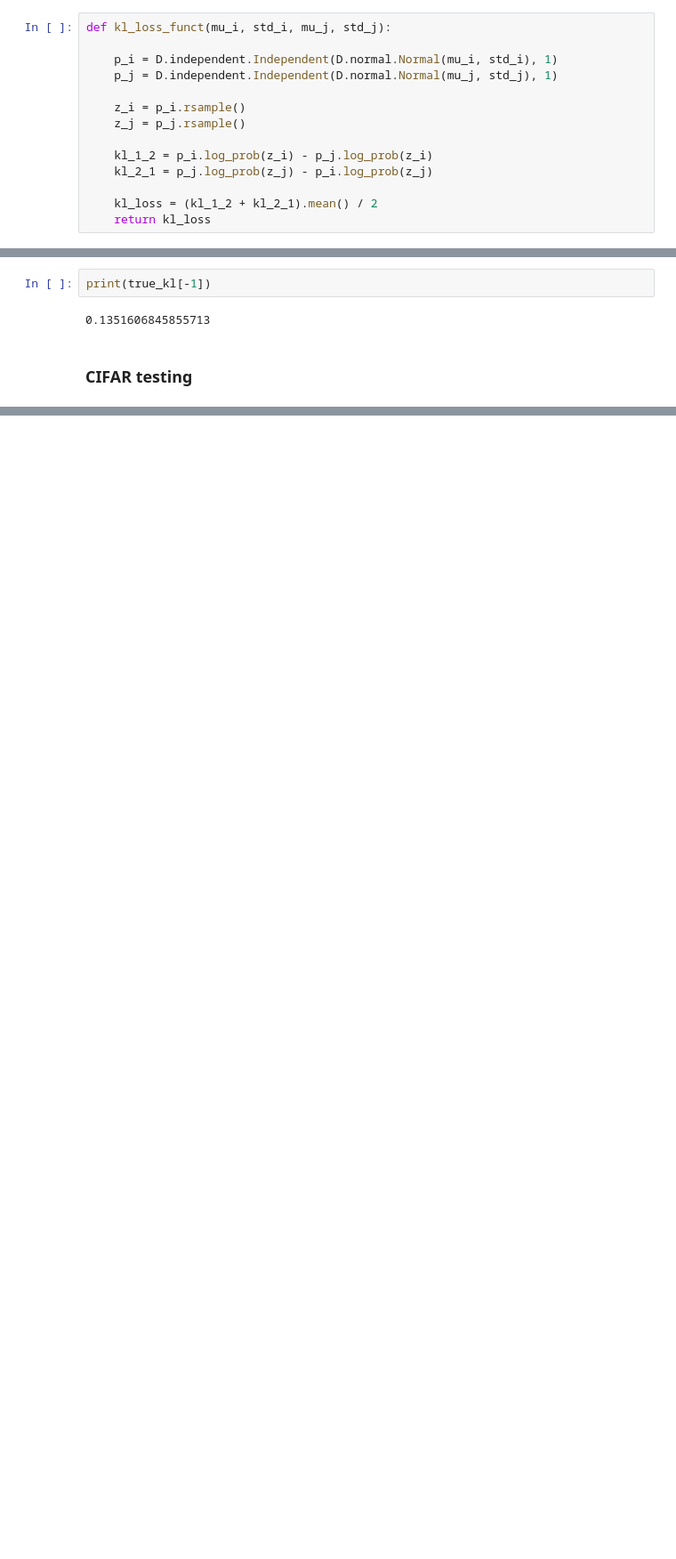
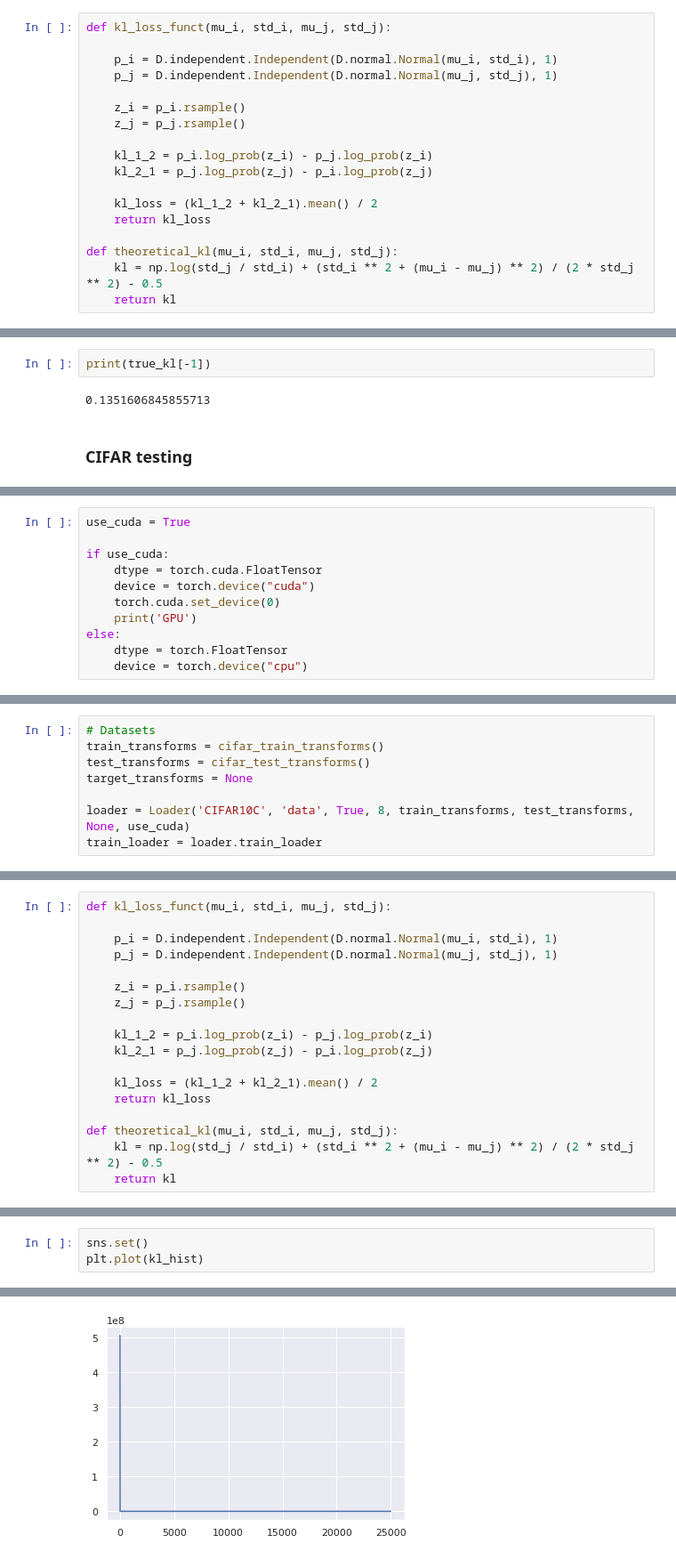
Before and after one commit to mdiephuis/SimCLR, a Jupyter notebook: notebooks/MI_KL_testing.ipynb, the cells around one changed output, grey strips where cells are left out. Shown at 89% size. Drawn from its saved outputs; the diff is of its cells as text; blank space fills up the shorter version.

```diff
--- a/notebooks/MI_KL_testing.ipynb
+++ b/notebooks/MI_KL_testing.ipynb
@@ -62,6 +63,10 @@ def kl_loss_funct(mu_i, std_i, mu_j, std_j):
 
     kl_loss = (kl_1_2 + kl_2_1).mean() / 2
     return kl_loss
+
+def theoretical_kl(mu_i, std_i, mu_j, std_j):
+    kl = np.log(std_j / std_i) + (std_i ** 2 + (mu_i - mu_j) ** 2) / (2 * std_j ** 2) - 0.5
+    return kl
 # %%
 def simulate():
     mu1 = 0.
@@ -208,0 +196,11 @@ Files already downloaded and verified
+# %%
+use_cuda = True
+
+if use_cuda:
+    dtype = torch.cuda.FloatTensor
+    device = torch.device("cuda")
+    torch.cuda.set_device(0)
+    print('GPU')
+else:
+    dtype = torch.FloatTensor
+    device = torch.device("cpu")
@@ -208,0 +209,8 @@ Files already downloaded and verified
+# %%
+# Datasets
+train_transforms = cifar_train_transforms()
+test_transforms = cifar_test_transforms()
+target_transforms = None
+
+loader = Loader('CIFAR10C', 'data', True, 8, train_transforms, test_transforms, None, use_cuda)
+train_loader = loader.train_loader
@@ -209 +220,19 @@ Files already downloaded and verified
+# %%
+def kl_loss_funct(mu_i, std_i, mu_j, std_j):
+
+    p_i = D.independent.Independent(D.normal.Normal(mu_i, std_i), 1)
+    p_j = D.independent.Independent(D.normal.Normal(mu_j, std_j), 1)
+
+    z_i = p_i.rsample()
+    z_j = p_j.rsample()
+
+    kl_1_2 = p_i.log_prob(z_i) - p_j.log_prob(z_i)
+    kl_2_1 = p_j.log_prob(z_j) - p_i.log_prob(z_j)
+
+    kl_loss = (kl_1_2 + kl_2_1).mean() / 2
+    return kl_loss
+
+def theoretical_kl(mu_i, std_i, mu_j, std_j):
+    kl = np.log(std_j / std_i) + (std_i ** 2 + (mu_i - mu_j) ** 2) / (2 * std_j ** 2) - 0.5
+    return kl
 # %%
@@ -245,0 +285,4 @@ for epoch in range(n_epoch):
+# %%
+sns.set()
+plt.plot(kl_hist)
+# %% [output]
@@ -245,0 +290 @@ for epoch in range(n_epoch):
+[figure, added]
```
Also changed, not shown: parts of 10 cells of this notebook.
